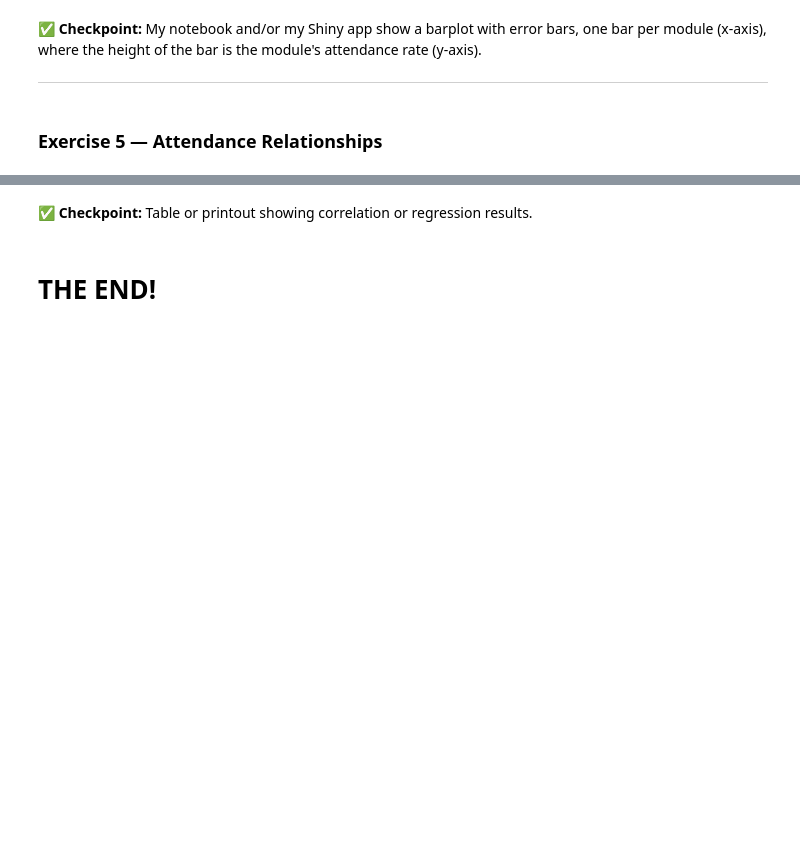
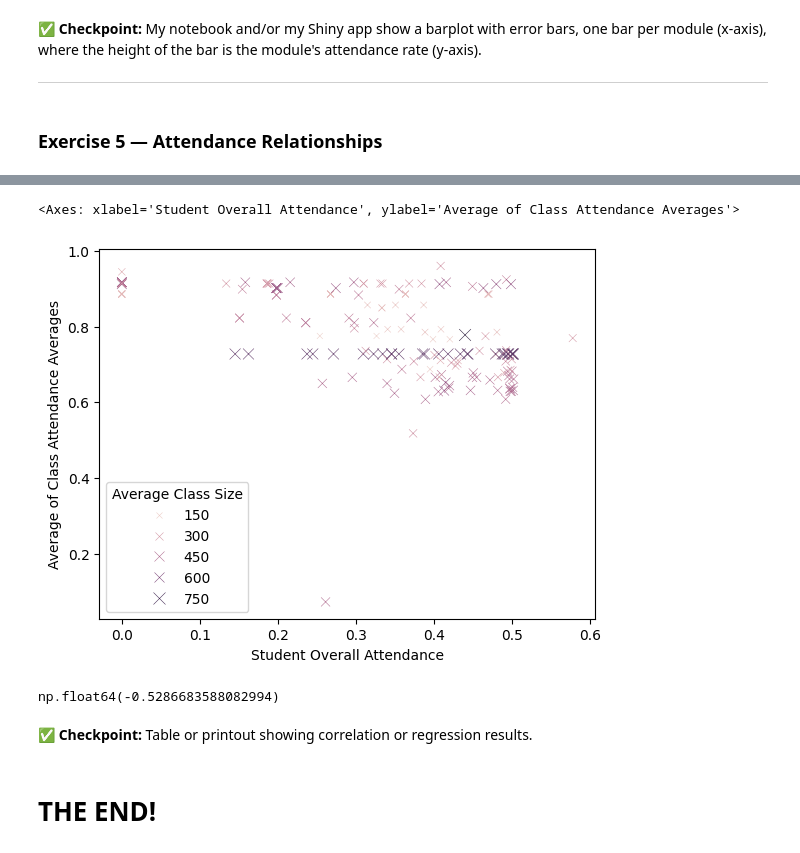
Before and after one commit to Belmiro42/Summative1LIS, a Jupyter notebook: Summative.ipynb, the cells around one changed output, grey strips where cells are left out. Saved outputs shown, nothing was run; the diff lists cells and outputs as text; code cells hidden in the pictures; blank space fills up the shorter version.

```diff
--- a/Summative.ipynb
+++ b/Summative.ipynb
@@ -334,5 +363,6 @@ attendance_anonymised
 > 3. Correlation and linear regression can both help you answer the question.
 > 4. Report main statistic and p-value(s).
 # %%
-# your code here
-...
+# Student Name | Average Attendance | STD | Average of The Average of Class Attendances For All Modules Taken
+unique_pairs = attendance_anonymised[['Person Code', 'Module Name']].drop_duplicates().merge(attendance_stats, on='Module Name', how='left')
+unique_pairs
@@ -338,0 +400,6 @@ attendance_anonymised
+# %%
+student_avg_of_avgs = unique_pairs.groupby('Person Code').agg(avg_mean=('mean', 'mean'), avg_count=('count', 'mean')).reset_index()
+student_avg_of_avgs.rename(columns={"avg_mean": "Average of Class Attendance Averages"}, inplace=True)
+student_avg_of_avgs.rename(columns={"avg_count": "Average Class Size"}, inplace=True)
+student_avg_of_avgs = student_avg_of_avgs.merge(student_attendance_avg, on='Person Code', how='left')
+student_avg_of_avgs
@@ -339,3 +420,13 @@ attendance_anonymised
+# %%
+new_graph = sns.scatterplot(data= student_avg_of_avgs, y="Average of Class Attendance Averages", x="Student Overall Attendance",  hue="Average Class Size", size="Average Class Size", marker="x")
+new_graph
+# %% [output]
+<Axes: xlabel='Student Overall Attendance', ylabel='Average of Class Attendance Averages'>
+[figure, added]
+# %%
+student_avg_of_avgs['Student Overall Attendance'].corr(student_avg_of_avgs['Average of Class Attendance Averages'])
+# %% [output]
+np.float64(-0.5286683588082994)
 # %% [markdown]
 ✅ **Checkpoint:** Table or printout showing correlation or regression results.
 # %% [markdown]
```
Also changed, not shown: parts of 11 cells of this notebook, 2 other files.
